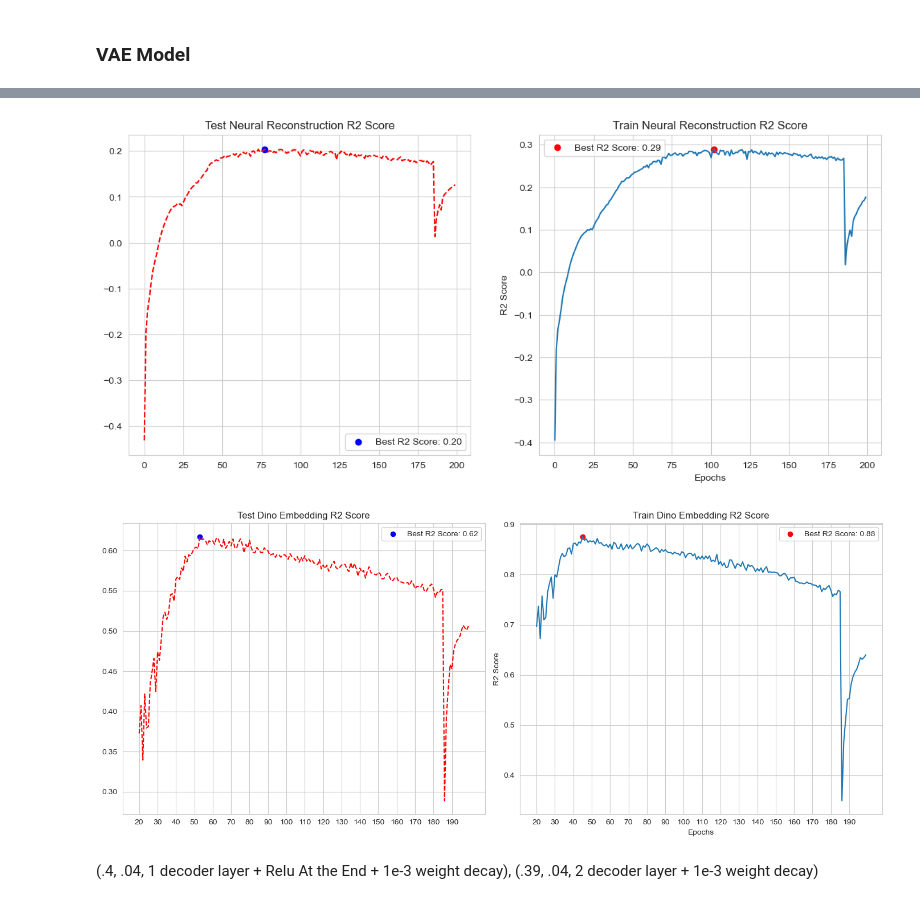
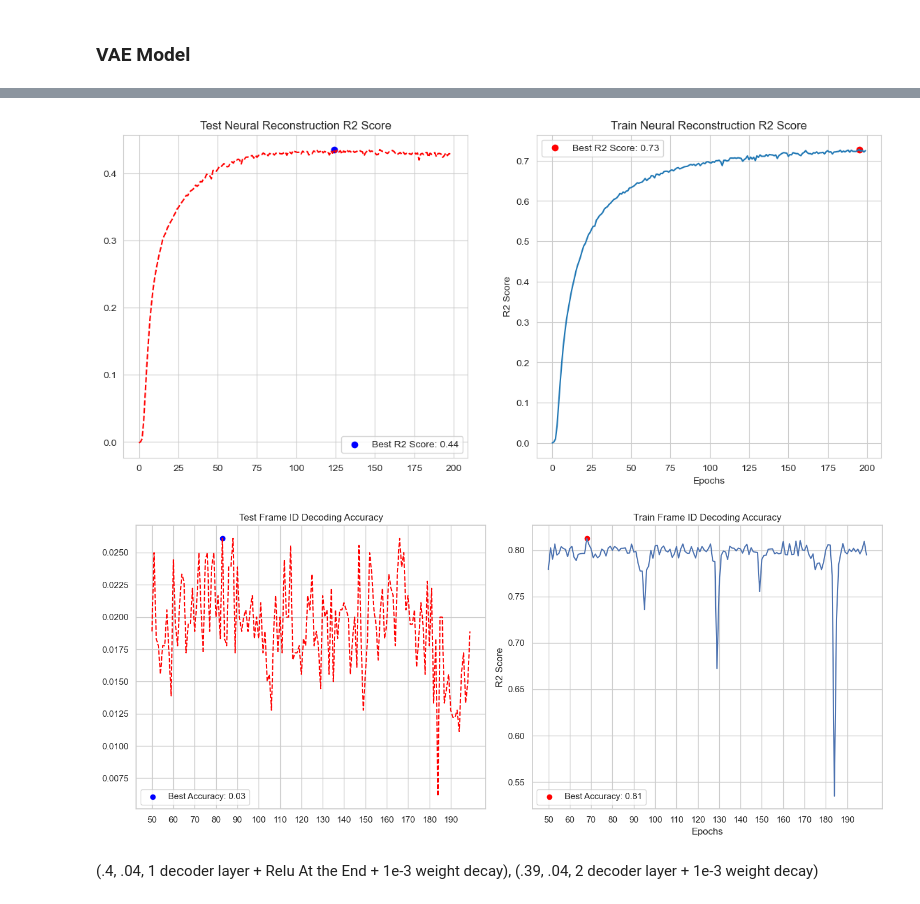
Before and after one commit to josephyu11600/ML-Neural-Data, a Jupyter notebook: Project/notebooks/cebra_analysis.ipynb, the cells around one changed output, grey strips where cells are left out. Saved outputs shown, nothing was run; the diff lists cells and outputs as text; code cells hidden in the pictures.

```diff
--- a/Project/notebooks/cebra_analysis.ipynb
+++ b/Project/notebooks/cebra_analysis.ipynb
@@ -829,7 +859,7 @@ def model_training_and_validating(X, Y, y_labels, seed, vae_model_beta_value=0.2
     y_data = np.concatenate((y_train, y_test), axis=0) if concat_train_test else y_train
 
     dataset = CustomDataset(x_data, y_data)
-    train_loader = DataLoader(dataset, batch_size=32, shuffle=True)
+    train_loader = DataLoader(dataset, batch_size=48, shuffle=True)
     loss_keys = ['losses', 'losses_x', 'losses_y', 'losses_c', 'losses_kl', 'losses_reg_y']
     x_train_metrics = ['x_train_rmses', 'x_train_r2_scores', 'y_train_accuracy']
     x_test_metrics = ['x_test_rmses', 'x_test_r2_scores', 'y_test_accuracy']
@@ -895,3 +925,5 @@ def set_seed(seed):
 X_train = np.concatenate([np_train_grouped, np_test_grouped], axis=0)
 y_train = np.concatenate([train_frame_index_grouped, test_frame_index_grouped], axis=0)
 y_train_dino_embed = np.concatenate([np_train_frame_embed, np_test_frame_embed], axis=0)
+# %%
+X_train = zscore_2d(X_train)
@@ -898,4 +933,5 @@ y_train_dino_embed = np.concatenate([np_train_frame_embed, np_test_frame_embed],
 # %%
-var_x_train = np.var(X_train, axis=0)
-top_var_indices = np.argsort(var_x_train)[::-1][:393]
-X_train = X_train[:, top_var_indices]
+var_np_train = np.var(X_train, axis=0)
+top_var_ind = np.argsort(var_np_train)[-393: ]
+np_train_grouped_top = X_train[:, top_var_ind]
+X_train = zscore_2d(np_train_grouped_top)
@@ -903,7 +951,7 @@ X_train = X_train[:, top_var_indices]
 pca = PCA(n_components = .9)
 y_train_dino_embed_pca = pca.fit_transform(y_train_dino_embed)
 # %%
-seed = 2020
+seed = 2024
 set_seed(int(seed))
 print("model results of seed: ", seed)
 args = {
@@ -911,7 +959,7 @@ args = {
     'Y': y_train_dino_embed_pca,
     'y_labels': y_train,
     'seed': seed,
-    'vae_model_beta_value': .01,
+    'vae_model_beta_value': .05,
     'num_epochs': 200,
     'silent': False,
     'concat_train_test': False,
@@ -958,39 +1005,39 @@ axs[0].legend()
 axs[1].scatter(best_x_train, best_y_train, color='red', label=f'Best R2 Score: {best_y_train:.2f}')
 axs[1].legend()
 
-# plt.savefig('../images/x_r2_128dim_503_top_var_200_epochs_0.008_beta_2_layer_.9_pca_dino_embed.png')
+# plt.savefig('../images/x_r2_128dim_200_epochs_0.05_beta_2_layer.png')
 plt.show()
 # %% [output]
-[figure, old version]
+[figure, new version]
 # %%
 import seaborn as sns
 sns.set_style("whitegrid")
 fig, axs = plt.subplots(1,2, figsize=(14, 6))
-axs[0].plot(metrics_dict['y_test_accuracy'][20: ], linestyle='dashed', color='red')
-axs[1].plot(metrics_dict['y_train_accuracy'][20: ])
-axs[0].set_xticks(range(0, 180, 10))
-axs[1].set_xticks(range(0, 180, 10))
-axs[1].set_xticklabels(range(20, 200, 10))
-axs[0].set_xticklabels(range(20, 200, 10))
+axs[0].plot(metrics_dict['y_test_accuracy'][50: ], linestyle='dashed', color='red')
+axs[1].plot(metrics_dict['y_train_accuracy'][50: ])
+axs[0].set_xticks(range(0, 150, 10))
+axs[1].set_xticks(range(0, 150, 10))
+axs[1].set_xticklabels(range(50, 200, 10))
+axs[0].set_xticklabels(range(50, 200, 10))
 
-axs[0].set_title('Test Dino Embedding R2 Score')
-axs[1].set_title('Train Dino Embedding R2 Score')
+axs[0].set_title('Test Frame ID Decoding Accuracy')
+axs[1].set_title('Train Frame ID Decoding Accuracy')
 plt.xlabel('Epochs')
 plt.ylabel('R2 Score')
-best_x = np.argmax(metrics_dict['y_test_accuracy'][20: ])
-best_y = np.max(metrics_dict['y_test_accuracy'][20: ])
-best_x_train = np.argmax(metrics_dict['y_train_accuracy'][20: ])
-best_y_train = np.max(metrics_dict['y_train_accuracy'][20: ])
-axs[0].scatter(best_x, best_y, color='blue', label=f'Best R2 Score: {best_y:.2f}')
+best_x = np.argmax(metrics_dict['y_test_accuracy'][50: ])
+best_y = np.max(metrics_dict['y_test_accuracy'][50: ])
+best_x_train = np.argmax(metrics_dict['y_train_accuracy'][50: ])
+best_y_train = np.max(metrics_dict['y_train_accuracy'][50: ])
+axs[0].scatter(best_x, best_y, color='blue', label=f'Best Accuracy: {best_y:.2f}')
 axs[0].legend()
-axs[1].scatter(best_x_train, best_y_train, color='red', label=f'Best R2 Score: {best_y_train:.2f}')
+axs[1].scatter(best_x_train, best_y_train, color='red', label=f'Best Accuracy: {best_y_train:.2f}')
 axs[1].legend()
 
 plt.tight_layout()
-# plt.savefig('../images/.9_pca_dino_embed_r2_128dim_503_top_var_200_epochs_0.008_beta_2_layer.png')
+# plt.savefig('../images/frame_id_accuracy_128dim_503_top_var_200_epochs_0.05_beta_2_layer_.2_dropout.png')
 plt.show()
 # %% [output]
-[figure, old version]
+[figure, new version]
 # %% [markdown]
 (.4, .04, 1 decoder layer + Relu At the End + 1e-3 weight decay), (.39, .04, 2 decoder layer + 1e-3 weight decay)
 # %% [markdown]
```
Also changed, not shown: parts of 29 cells of this notebook, 12 other files.
